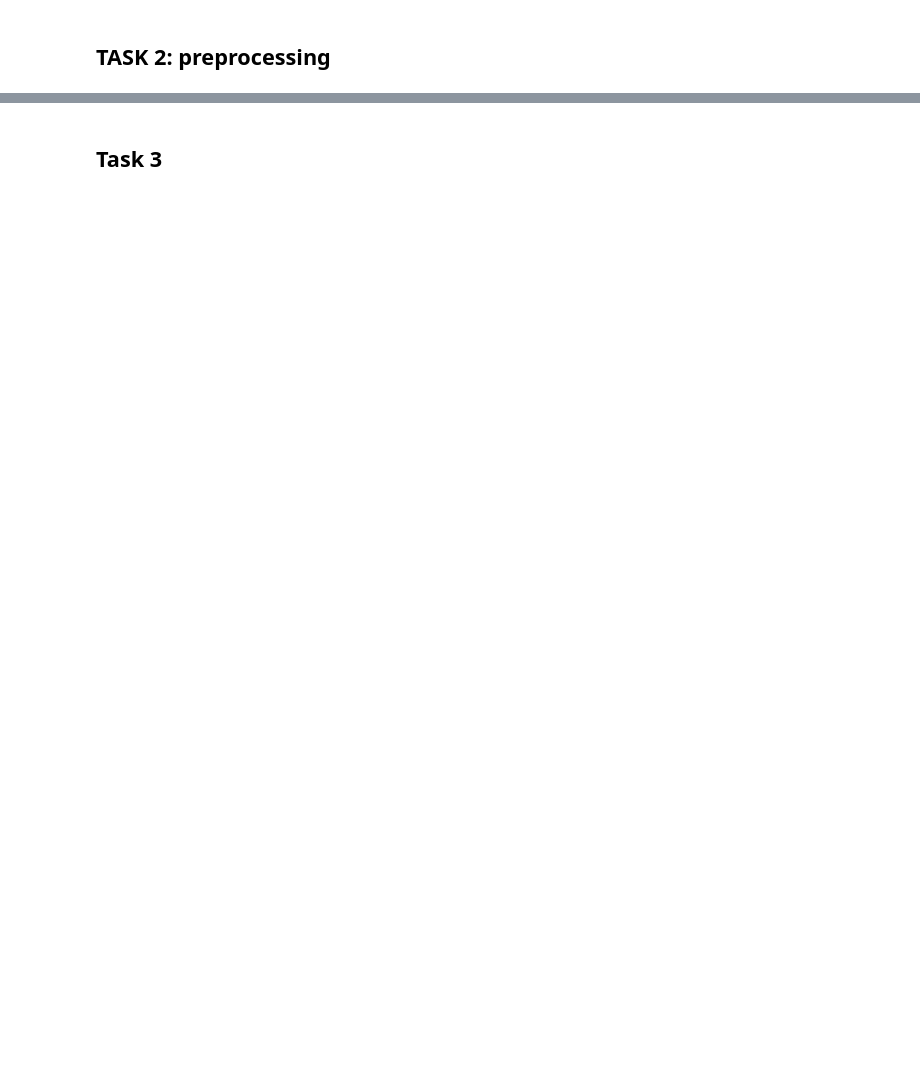
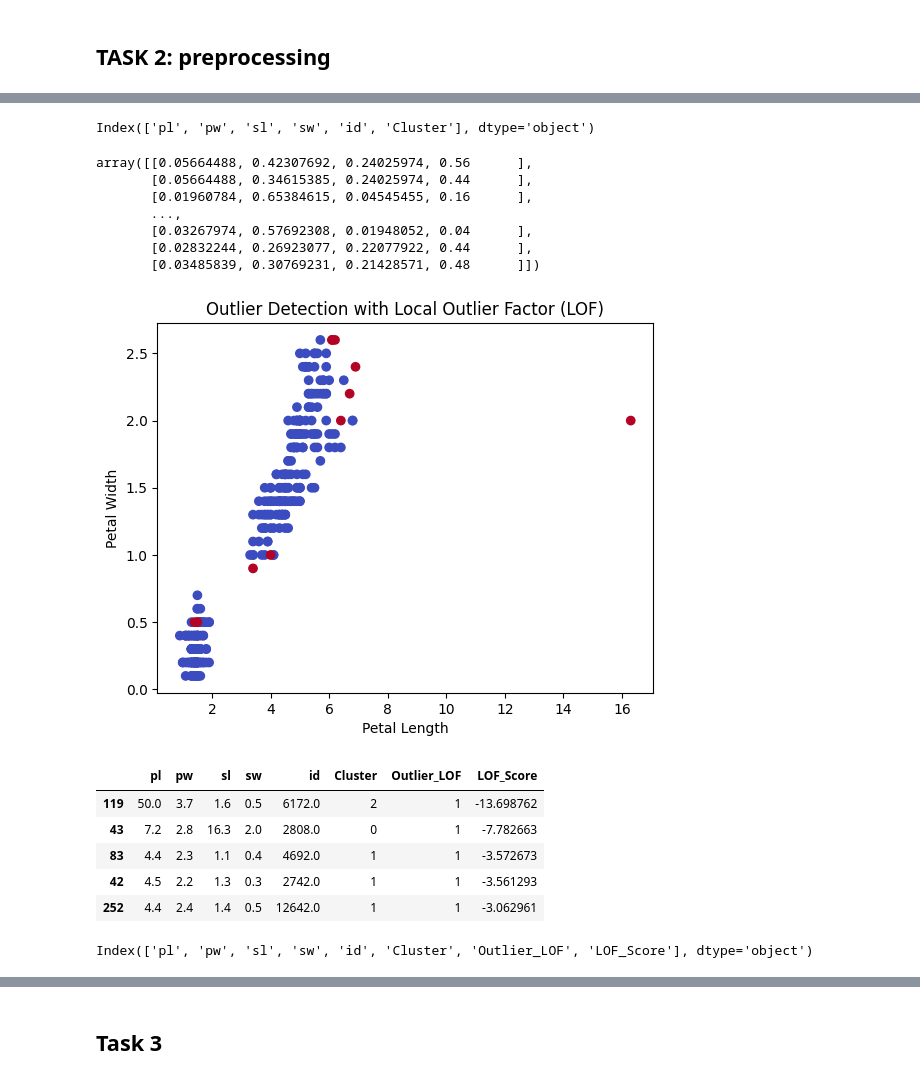
Before and after one commit to Catafal/Data-Mining-I, a Jupyter notebook: Assignement III/assignement_3.ipynb, the cells around one changed output, grey strips where cells are left out. Cells and saved outputs as stored; diff of their text form; code cells hidden in the pictures; blank space fills up the shorter version.

```diff
--- a/Assignement III/assignement_3.ipynb
+++ b/Assignement III/assignement_3.ipynb
@@ -113,0 +90,57 @@ print(kmeans.labels_.tolist().count(2))
+# %%
+print(data.columns)
+# %% [output]
+Index(['pl', 'pw', 'sl', 'sw', 'id', 'Cluster'], dtype='object')
+# %%
+import pandas as pd
+from sklearn.neighbors import LocalOutlierFactor
+import matplotlib.pyplot as plt
+from sklearn.preprocessing import MinMaxScaler
+data_to_scale = data[['pl', 'pw', 'sl', 'sw']]
+scaler = MinMaxScaler()
+scaled_data = scaler.fit_transform(data_to_scale)
+display(scaled_data)
+
+# Applica Local Outlier Factor (LOF) sui dati rilevanti
+lof = LocalOutlierFactor(n_neighbors=10)  # Imposta il numero di vicini
+outlier_labels = lof.fit_predict(scaled_data)
+
+# LOF restituisce -1 per gli outlier e 1 per gli inliers
+data['Outlier_LOF'] = (outlier_labels == -1).astype(int)
+
+
+# Visualize the outliers (e.g., using Petal Length and Petal Width)
+plt.scatter(data.iloc[:, 2], data.iloc[:, 3], c=data['Outlier_LOF'], cmap='coolwarm')
+plt.xlabel('Petal Length')
+plt.ylabel('Petal Width')
+plt.title('Outlier Detection with Local Outlier Factor (LOF)')
+plt.show()
+
+# Step 2: Show top 5 outliers based on LOF scores (lowest negative values are outliers)
+lof_scores = lof.negative_outlier_factor_
+data['LOF_Score'] = lof_scores
+
+# Sort by LOF score to get the most significant outliers
+outliers = data[data['Outlier_LOF'] == 1].sort_values(by='LOF_Score', ascending=True).head(5)
+
+# Display the top 5 outliers
+display(outliers)
+# %% [output]
+array([[0.05664488, 0.42307692, 0.24025974, 0.56      ],
+       [0.05664488, 0.34615385, 0.24025974, 0.44      ],
+       [0.01960784, 0.65384615, 0.04545455, 0.16      ],
+       ...,
+       [0.03267974, 0.57692308, 0.01948052, 0.04      ],
+       [0.02832244, 0.26923077, 0.22077922, 0.44      ],
+       [0.03485839, 0.30769231, 0.21428571, 0.48      ]])
+[figure, added]
+|  | pl | pw | sl | sw | id | Cluster | Outlier_LOF | LOF_Score |
+| 119 | 50.0 | 3.7 | 1.6 | 0.5 | 6172.0 | 2 | 1 | -13.698762 |
+| 43 | 7.2 | 2.8 | 16.3 | 2.0 | 2808.0 | 0 | 1 | -7.782663 |
+| 83 | 4.4 | 2.3 | 1.1 | 0.4 | 4692.0 | 1 | 1 | -3.572673 |
+| 42 | 4.5 | 2.2 | 1.3 | 0.3 | 2742.0 | 1 | 1 | -3.561293 |
+| 252 | 4.4 | 2.4 | 1.4 | 0.5 | 12642.0 | 1 | 1 | -3.062961 |
+# %%
+print(data.columns)
+# %% [output]
+Index(['pl', 'pw', 'sl', 'sw', 'id', 'Cluster', 'Outlier_LOF', 'LOF_Score'], dtype='object')
```
Also changed, not shown: parts of 14 cells of this notebook.
